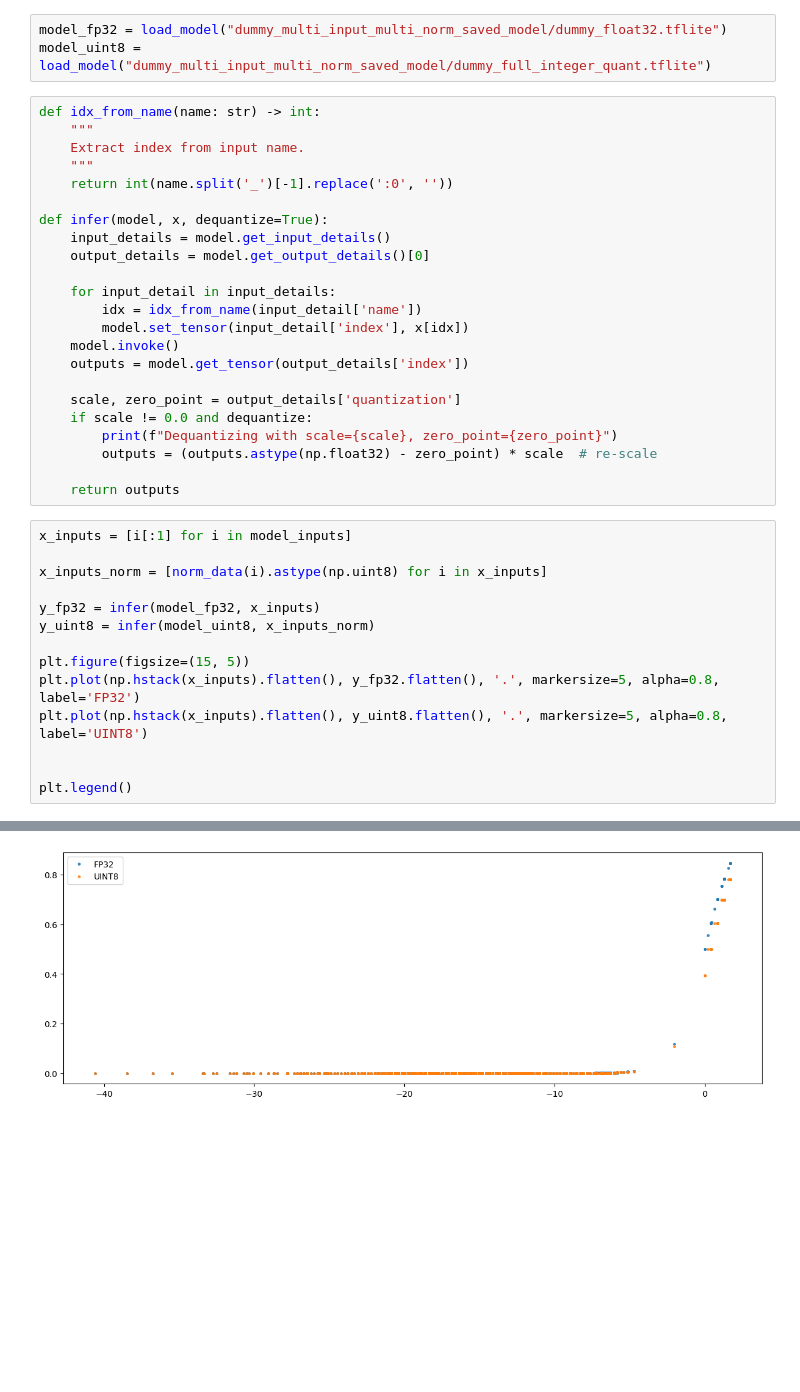
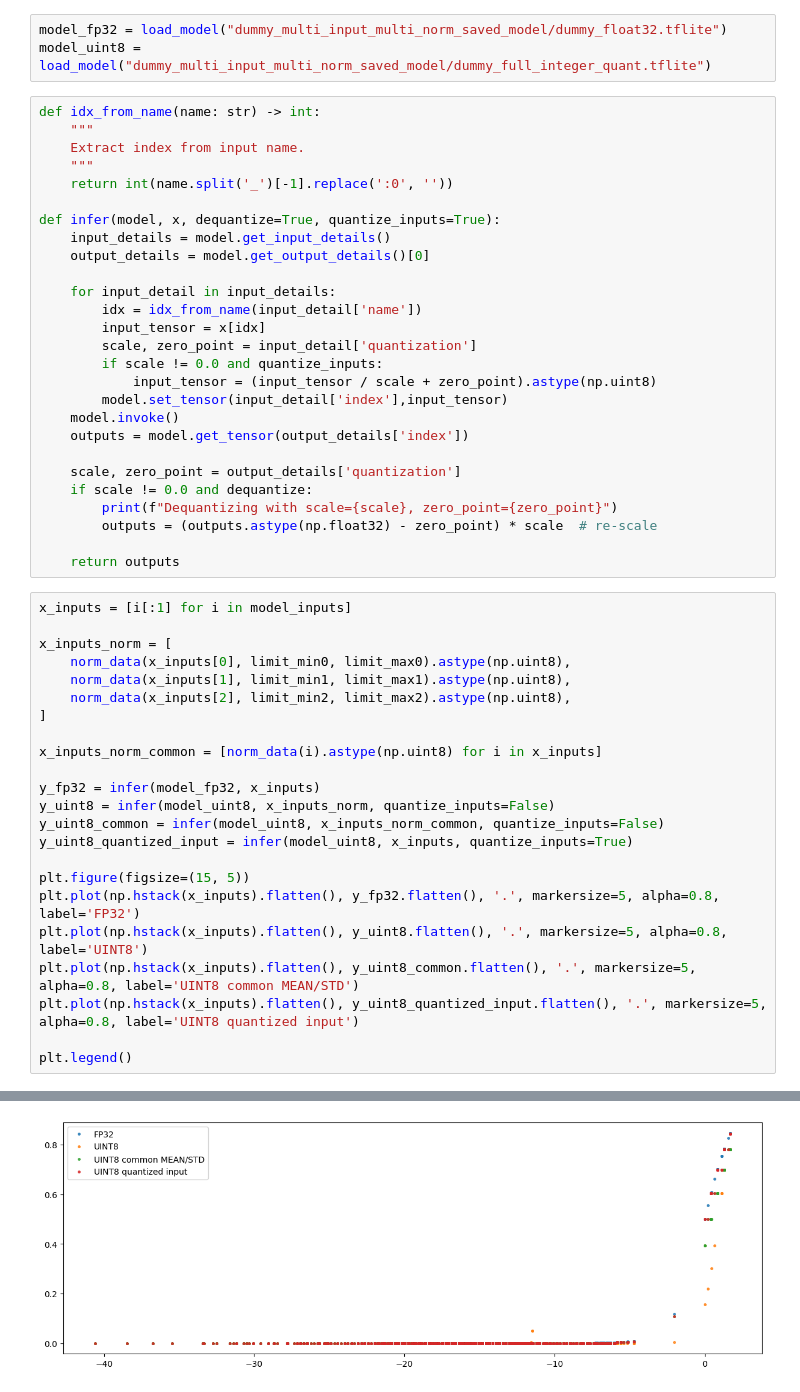
Before and after one commit to klymya/pg-research, a Jupyter notebook: people_detection_pg2/tst_heat_uint8/dymmy_model_multiinput_multi_norm.ipynb, the cells around one changed output, grey strips where cells are left out. Cells and saved outputs as stored; diff of their text form; blank space fills up the shorter version.

Commit message:
upd dummy uint8 head inference

```diff
--- a/people_detection_pg2/tst_heat_uint8/dymmy_model_multiinput_multi_norm.ipynb
+++ b/people_detection_pg2/tst_heat_uint8/dymmy_model_multiinput_multi_norm.ipynb
@@ -247,13 +250,17 @@ def idx_from_name(name: str) -> int:
     """
     return int(name.split('_')[-1].replace(':0', ''))
 
-def infer(model, x, dequantize=True):
+def infer(model, x, dequantize=True, quantize_inputs=True):
     input_details = model.get_input_details()
     output_details = model.get_output_details()[0]
 
     for input_detail in input_details:
         idx = idx_from_name(input_detail['name'])
-        model.set_tensor(input_detail['index'], x[idx])
+        input_tensor = x[idx]
+        scale, zero_point = input_detail['quantization']
+        if scale != 0.0 and quantize_inputs:
+            input_tensor = (input_tensor / scale + zero_point).astype(np.uint8)
+        model.set_tensor(input_detail['index'],input_tensor)
     model.invoke()
     outputs = model.get_tensor(output_details['index'])
 
@@ -266,15 +273,24 @@ def infer(model, x, dequantize=True):
 # %%
 x_inputs = [i[:1] for i in model_inputs]
 
-x_inputs_norm = [norm_data(i).astype(np.uint8) for i in x_inputs]
+x_inputs_norm = [
+    norm_data(x_inputs[0], limit_min0, limit_max0).astype(np.uint8),
+    norm_data(x_inputs[1], limit_min1, limit_max1).astype(np.uint8),
+    norm_data(x_inputs[2], limit_min2, limit_max2).astype(np.uint8),
+]
+
+x_inputs_norm_common = [norm_data(i).astype(np.uint8) for i in x_inputs]
 
 y_fp32 = infer(model_fp32, x_inputs)
-y_uint8 = infer(model_uint8, x_inputs_norm)
+y_uint8 = infer(model_uint8, x_inputs_norm, quantize_inputs=False)
+y_uint8_common = infer(model_uint8, x_inputs_norm_common, quantize_inputs=False)
+y_uint8_quantized_input = infer(model_uint8, x_inputs, quantize_inputs=True)
 
 plt.figure(figsize=(15, 5))
 plt.plot(np.hstack(x_inputs).flatten(), y_fp32.flatten(), '.', markersize=5, alpha=0.8, label='FP32')
 plt.plot(np.hstack(x_inputs).flatten(), y_uint8.flatten(), '.', markersize=5, alpha=0.8, label='UINT8')
-
+plt.plot(np.hstack(x_inputs).flatten(), y_uint8_common.flatten(), '.', markersize=5, alpha=0.8, label='UINT8 common MEAN/STD')
+plt.plot(np.hstack(x_inputs).flatten(), y_uint8_quantized_input.flatten(), '.', markersize=5, alpha=0.8, label='UINT8 quantized input')
 
 plt.legend()
 # %% [output]
@@ -282,2 +300,2 @@ Dequantizing with scale=0.00390625, zero_point=0
 <matplotlib.legend.Legend at 0x...>
-[figure, old version]
+[figure, new version]
```
Also changed, not shown: parts of 2 cells of this notebook, 2 other files.
